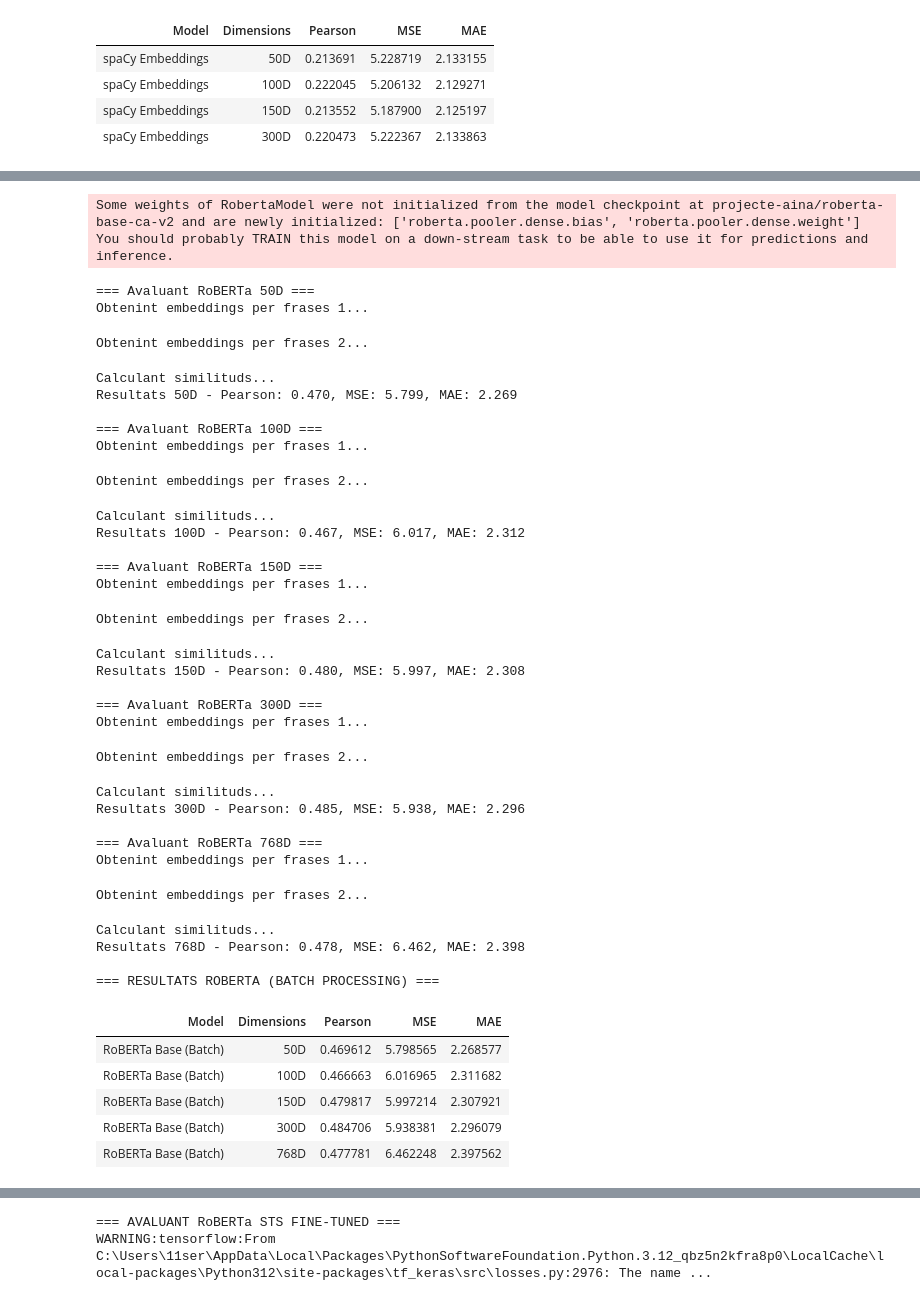
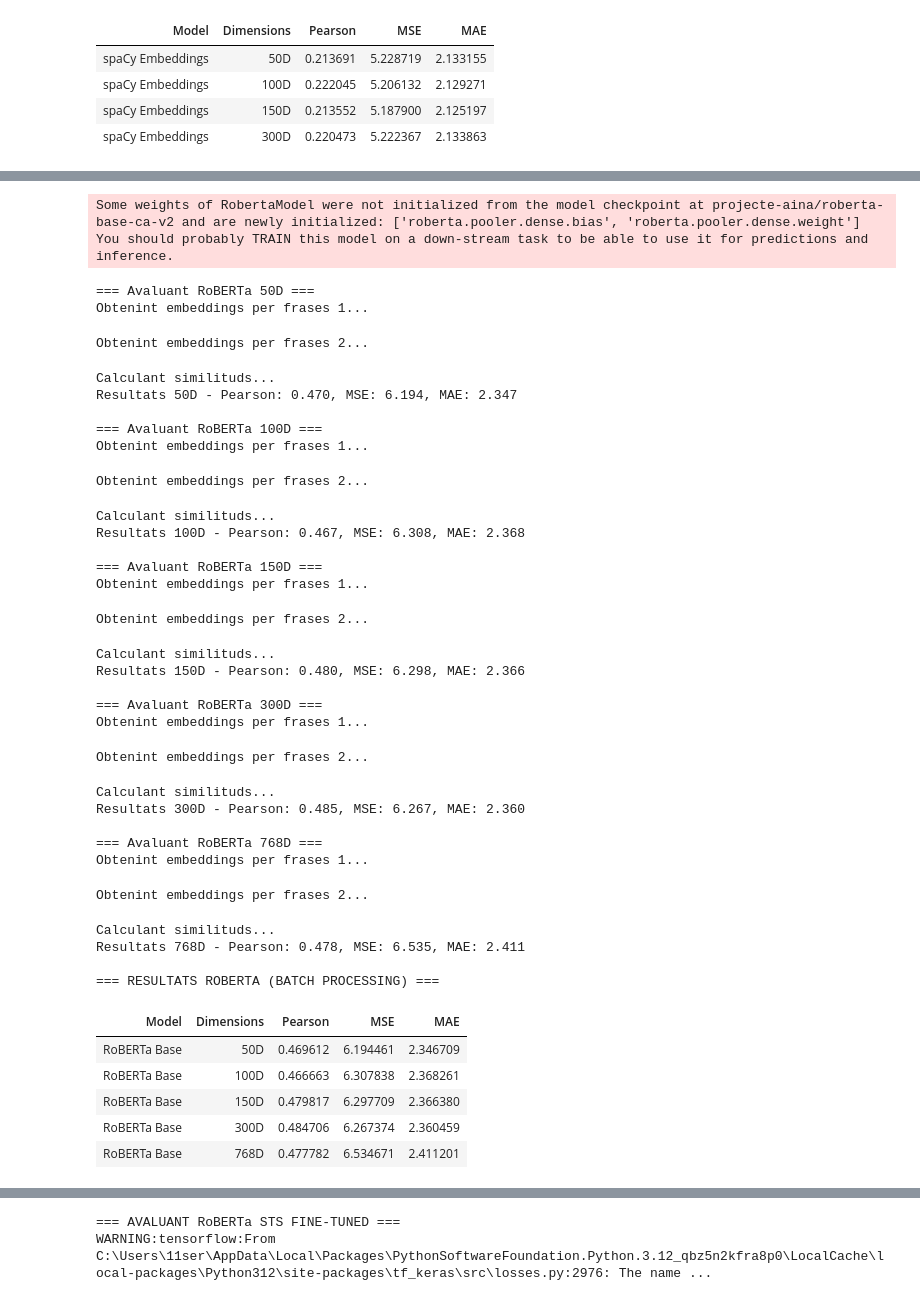
Before and after one commit to EnSergiEsFeo63/PLH-Practica4, a Jupyter notebook: SAM_AQUESTA_ES_LA_BONA.ipynb, the cells around one changed output, grey strips where cells are left out. Saved outputs shown, nothing was run; the diff lists cells and outputs as text; code cells hidden in the pictures.

```diff
--- a/SAM_AQUESTA_ES_LA_BONA.ipynb
+++ b/SAM_AQUESTA_ES_LA_BONA.ipynb
@@ -938,29 +1187,0 @@ df_results = pd.concat([df_results, pd.DataFrame(sequence_metrics)], ignore_inde
-# %%
-# Resum simplificat de resultats
-if kv_model is not None:
-    print("=== RESUM DE RESULTATS ===\n")
-
-    print("BASELINES COSINUS:")
-    for dim in ['50D', '100D', '150D', '300D']:
-        simple = df_results[(df_results['Model'] == 'Baseline Cosinus Simple') & (df_results['Dimensions'] == dim)]
-        tfidf = df_results[(df_results['Model'] == 'Baseline Cosinus TF-IDF') & (df_results['Dimensions'] == dim)]
-        if not simple.empty and not tfidf.empty:
-            print(f"  {dim} - Simple: {simple['Pearson'].values[0]:.3f}, TF-IDF: {tfidf['Pearson'].values[0]:.3f}")
-
-    print("\nMODELS DE REGRESSIÓ AGREGATS:")
-    for dim in ['50D', '100D', '150D', '300D']:
-        aggr = df_results[(df_results['Model'] == 'Model Agregat') & (df_results['Dimensions'] == dim)]
-        if not aggr.empty:
-            row = aggr.iloc[0]
-            print(f"  {dim} - Pearson: {row['Pearson']:.3f}, MSE: {row['MSE']:.3f}, MAE: {row['MAE']:.3f}")
-
-    print("\nMODELS DE SEQÜÈNCIA:")
-    for dim in ['50D', '100D', '150D', '300D']:
-        for mode in ['Frozen', 'Trainable', 'Random']:
-            seq = df_results[(df_results['Model'] == f'Model Seqüència ({mode})') & (df_results['Dimensions'] == dim)]
-            if not seq.empty:
-                row = seq.iloc[0]
-                print(f"  {dim} - {mode}: Pearson: {row['Pearson']:.3f}, MSE: {row['MSE']:.3f}, MAE: {row['MAE']:.3f}")
-
-    print("\n=== TAULA DE RESULTATS ===")
-    display(df_results)
@@ -1119,15 +1255,16 @@ onehot_dims = [50, 100, 150, 300]
 for max_features in onehot_dims:
     res = evaluate_onehot(val_df, max_features=max_features)
     onehot_improved_results.append({
-        'Model': 'Baseline One-Hot (Mejorado)',
+        'Model': 'Baseline One-Hot',
         'Dimensions': f'{max_features}D',
         'Pearson': res['pearson'],
         'MSE': res['mse'],
         'MAE': res['mae']
     })
 
-df_onehot_improved = pd.DataFrame(onehot_improved_results)
-display(df_onehot_improved.style.hide(axis="index"))
+df_onehot = pd.DataFrame(onehot_improved_results)
+df_results = pd.concat([df_results, df_onehot], ignore_index=True)
+display(df_onehot.style.hide(axis="index"))
 # %% [output]
 === BASELINE ONE-HOT ENCODING ===
 | Model | Dimensions | Pearson | MSE | MAE |
@@ -1423,7 +1423,7 @@ for dim in dimensions:
     cosine_sims = calculate_cosine_similarities_vectorized(embeddings1, embeddings2)
 
     # Escalar similituds de [-1,1] a [0,5]
-    similarities_scaled = cosine_sims * 5.0  # Mapear [0,1] a [0,5] (assumint que cosinus ja està normalitzat)
+    similarities_scaled = (cosine_sims + 1) * 2.5  # Escalar a [0, 5]
     similarities_scaled = np.clip(similarities_scaled, 0, 5)  # Assegurar límits
 
     # Verificar valors problemàtics
@@ -1460,40 +1460,40 @@ torch.cuda.empty_cache() if torch.cuda.is_available() else None
 # %% [output]
 Some weights of RobertaModel were not initialized from the model checkpoint at projecte-aina/roberta-base-ca-v2 and are newly initialized: ['roberta.pooler.dense.bias', 'roberta.pooler.dense.weight']
 You should probably TRAIN this model on a down-stream task to be able to use it for predictions and inference.
 === Avaluant RoBERTa 50D ===
 Obtenint embeddings per frases 1...
 Obtenint embeddings per frases 2...
 Calculant similituds...
-Resultats 50D - Pearson: 0.470, MSE: 5.799, MAE: 2.269
+Resultats 50D - Pearson: 0.470, MSE: 6.194, MAE: 2.347
 
 === Avaluant RoBERTa 100D ===
 Obtenint embeddings per frases 1...
 Obtenint embeddings per frases 2...
 Calculant similituds...
-Resultats 100D - Pearson: 0.467, MSE: 6.017, MAE: 2.312
+Resultats 100D - Pearson: 0.467, MSE: 6.308, MAE: 2.368
 
 === Avaluant RoBERTa 150D ===
 Obtenint embeddings per frases 1...
 Obtenint embeddings per frases 2...
 Calculant similituds...
-Resultats 150D - Pearson: 0.480, MSE: 5.997, MAE: 2.308
+Resultats 150D - Pearson: 0.480, MSE: 6.298, MAE: 2.366
 
 === Avaluant RoBERTa 300D ===
 Obtenint embeddings per frases 1...
 Obtenint embeddings per frases 2...
 Calculant similituds...
-Resultats 300D - Pearson: 0.485, MSE: 5.938, MAE: 2.296
+Resultats 300D - Pearson: 0.485, MSE: 6.267, MAE: 2.360
 
 === Avaluant RoBERTa 768D ===
 Obtenint embeddings per frases 1...
 Obtenint embeddings per frases 2...
 Calculant similituds...
-Resultats 768D - Pearson: 0.478, MSE: 6.462, MAE: 2.398
+Resultats 768D - Pearson: 0.478, MSE: 6.535, MAE: 2.411
 
 === RESULTATS ROBERTA (BATCH PROCESSING) ===
 | Model | Dimensions | Pearson | MSE | MAE |
-| RoBERTa Base (Batch) | 50D | 0.469612 | 5.798565 | 2.268577 |
-| RoBERTa Base (Batch) | 100D | 0.466663 | 6.016965 | 2.311682 |
-| RoBERTa Base (Batch) | 150D | 0.479817 | 5.997214 | 2.307921 |
-| RoBERTa Base (Batch) | 300D | 0.484706 | 5.938381 | 2.296079 |
-| RoBERTa Base (Batch) | 768D | 0.477781 | 6.462248 | 2.397562 |
+| RoBERTa Base | 50D | 0.469612 | 6.194461 | 2.346709 |
+| RoBERTa Base | 100D | 0.466663 | 6.307838 | 2.368261 |
+| RoBERTa Base | 150D | 0.479817 | 6.297709 | 2.366380 |
+| RoBERTa Base | 300D | 0.484706 | 6.267374 | 2.360459 |
+| RoBERTa Base | 768D | 0.477782 | 6.534671 | 2.411201 |
```
Also changed, not shown: parts of 45 cells of this notebook, 1 other file.
